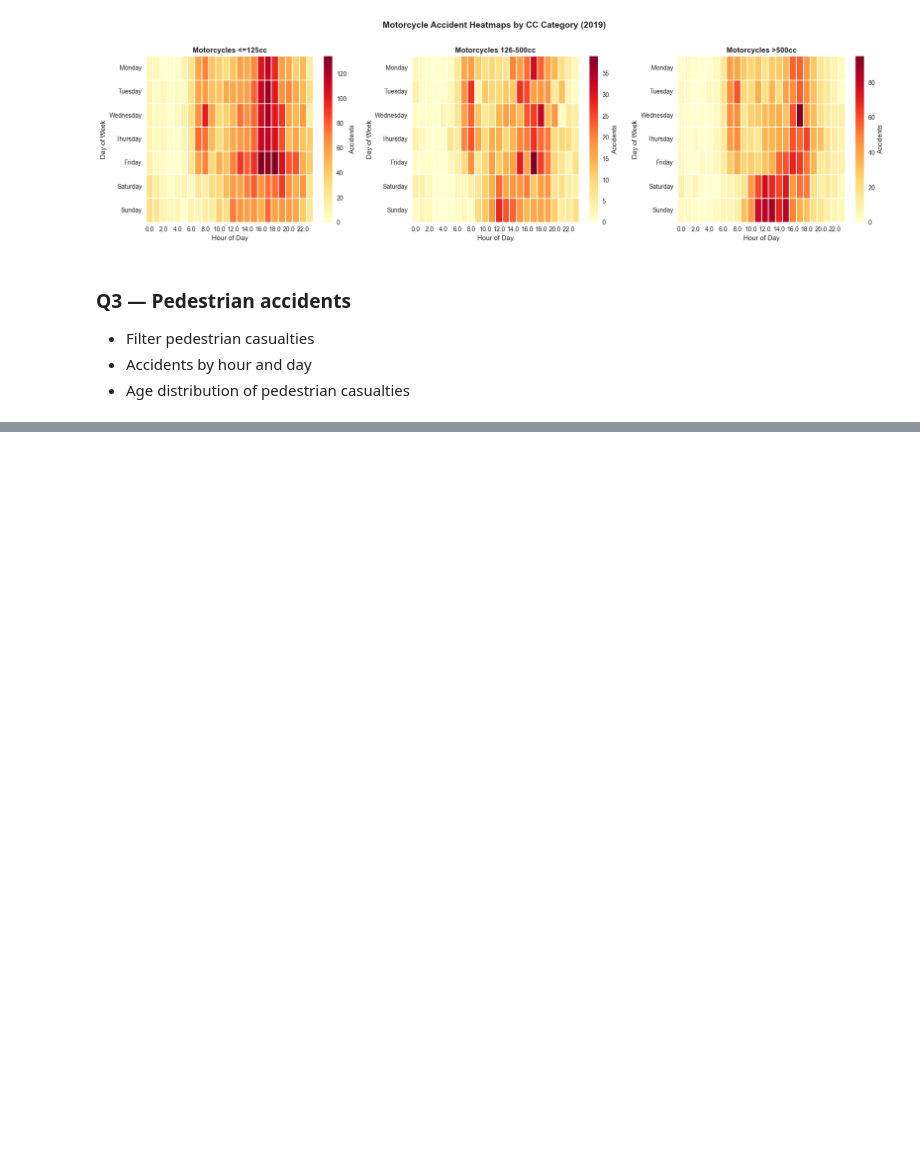
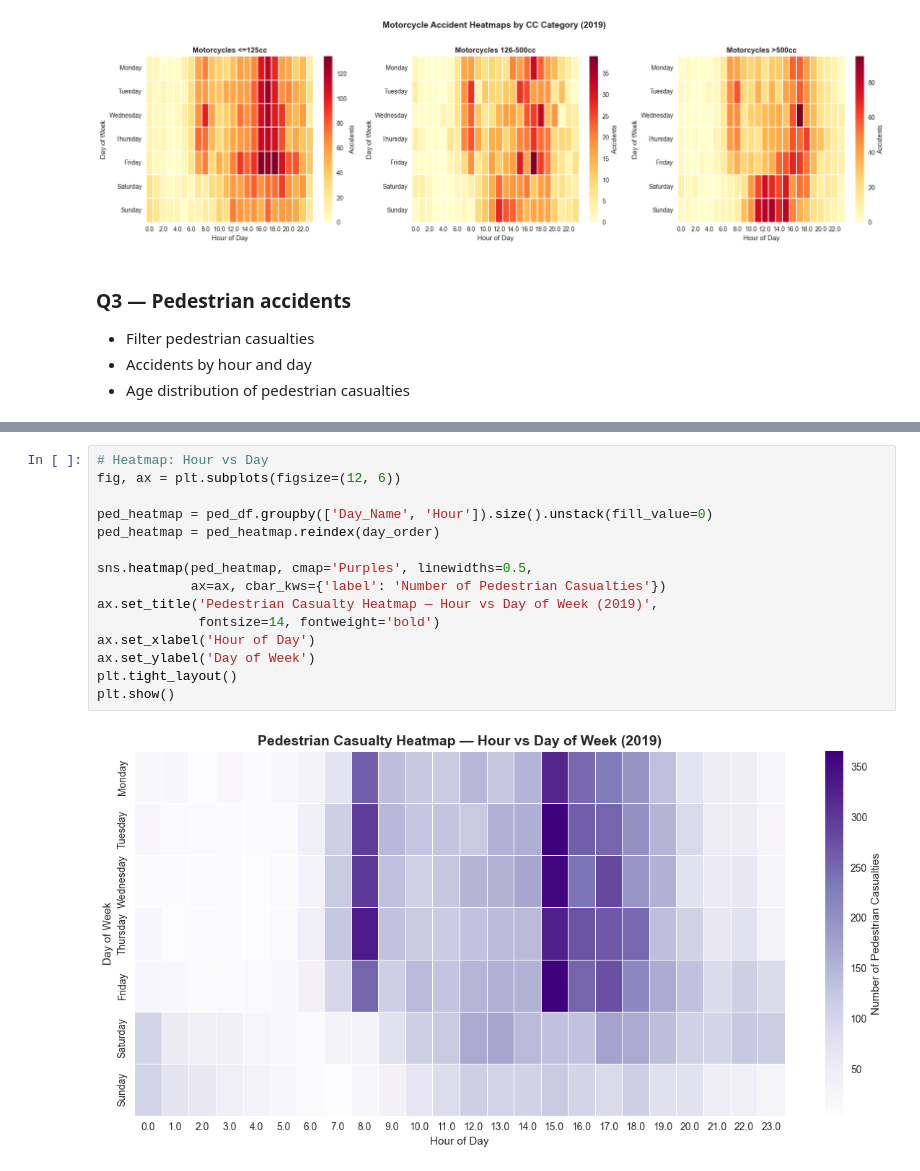
Before and after one commit to Olamilekanvic/UK-Accident, a Jupyter notebook: uk_road_safety.ipynb, the cells around one changed output, grey strips where cells are left out. Saved outputs shown, nothing was run; the diff lists cells and outputs as text; blank space fills up the shorter version.

```diff
--- a/uk_road_safety.ipynb
+++ b/uk_road_safety.ipynb
@@ -633,0 +711,17 @@ plt.show()
+# %%
+# Heatmap: Hour vs Day
+fig, ax = plt.subplots(figsize=(12, 6))
+
+ped_heatmap = ped_df.groupby(['Day_Name', 'Hour']).size().unstack(fill_value=0)
+ped_heatmap = ped_heatmap.reindex(day_order)
+
+sns.heatmap(ped_heatmap, cmap='Purples', linewidths=0.5,
+            ax=ax, cbar_kws={'label': 'Number of Pedestrian Casualties'})
+ax.set_title('Pedestrian Casualty Heatmap — Hour vs Day of Week (2019)',
+             fontsize=14, fontweight='bold')
+ax.set_xlabel('Hour of Day')
+ax.set_ylabel('Day of Week')
+plt.tight_layout()
+plt.show()
+# %% [output]
+[figure, added]
```
Also changed, not shown: parts of 15 cells of this notebook, 2 other files.
